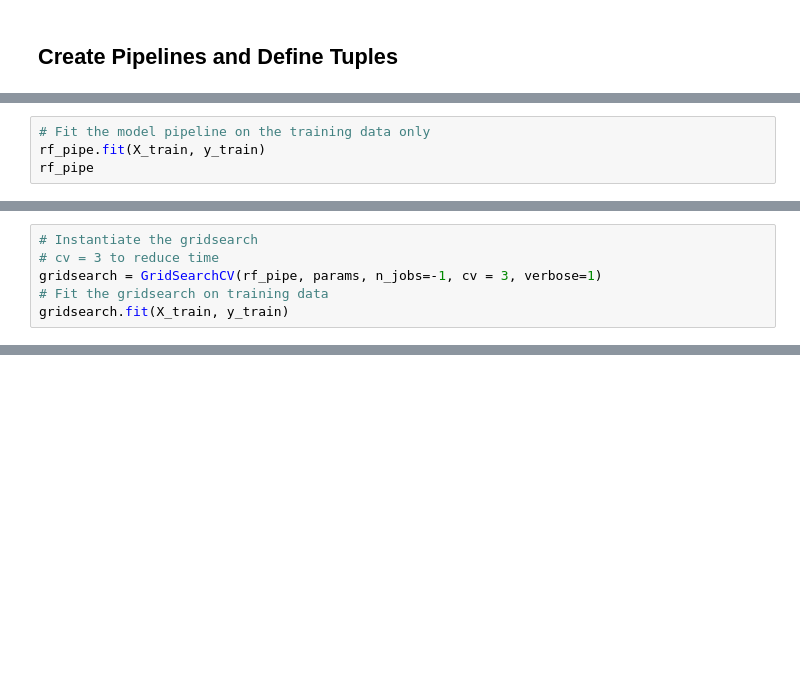
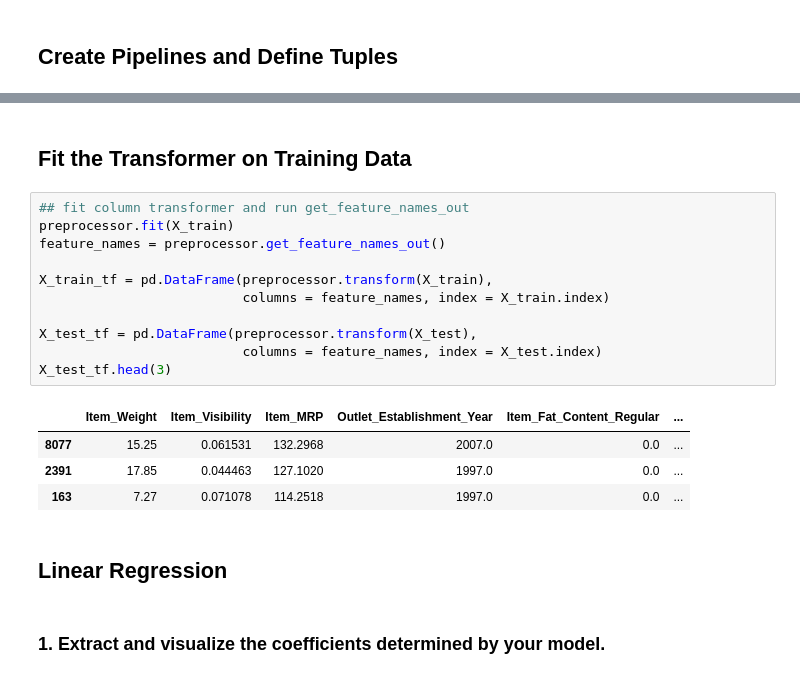
Before and after one commit to fadi-theodory/Prediction-of-Product-Sales, a Jupyter notebook: _Project_1_Part_8.ipynb, the cells around one changed output, grey strips where cells are left out. Saved outputs shown, nothing was run; the diff lists cells and outputs as text; blank space fills up the shorter version.

```diff
--- a/_Project_1_Part_8.ipynb
+++ b/_Project_1_Part_8.ipynb
@@ -465,4 +283,0 @@ rf_pipe = make_pipeline(col_transformer, rf)
-# %%
-# Fit the model pipeline on the training data only
-rf_pipe.fit(X_train, y_train)
-rf_pipe
@@ -555,6 +283,0 @@ params = {'randomforestregressor__max_depth': [None,10,15,20],
-# %%
-# Instantiate the gridsearch
-# cv = 3 to reduce time
-gridsearch = GridSearchCV(rf_pipe, params, n_jobs=-1, cv = 3, verbose=1)
-# Fit the gridsearch on training data
-gridsearch.fit(X_train, y_train)
@@ -688,0 +323,22 @@ but less than the overfitting before tuning
+# %% [markdown]
+## Fit the Transformer on Training Data
+# %%
+## fit column transformer and run get_feature_names_out
+preprocessor.fit(X_train)
+feature_names = preprocessor.get_feature_names_out()
+
+X_train_tf = pd.DataFrame(preprocessor.transform(X_train),
+                          columns = feature_names, index = X_train.index)
+
+X_test_tf = pd.DataFrame(preprocessor.transform(X_test),
+                          columns = feature_names, index = X_test.index)
+X_test_tf.head(3)
+# %% [output]
+|  | Item_Weight | Item_Visibility | Item_MRP | Outlet_Establishment_Year | Item_Fat_Content_Regular | ... |
+| 8077 | 15.25 | 0.061531 | 132.2968 | 2007.0 | 0.0 | ... |
+| 2391 | 17.85 | 0.044463 | 127.1020 | 1997.0 | 0.0 | ... |
+| 163 | 7.27 | 0.071078 | 114.2518 | 1997.0 | 0.0 | ... |
+# %% [markdown]
+## Linear Regression
+# %% [markdown]
+### 1. Extract and visualize the coefficients determined by your model.
```
Also changed, not shown: parts of 66 cells of this notebook.
